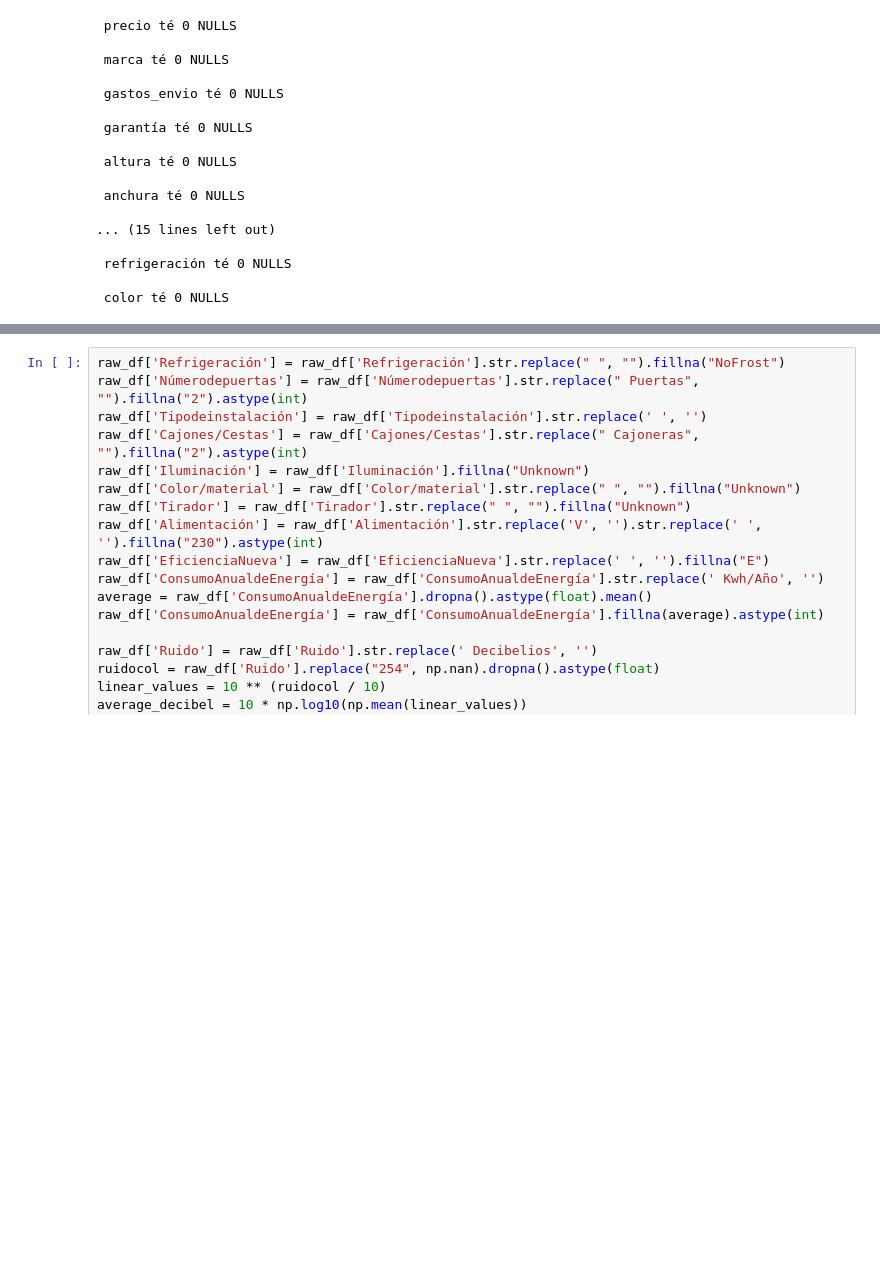
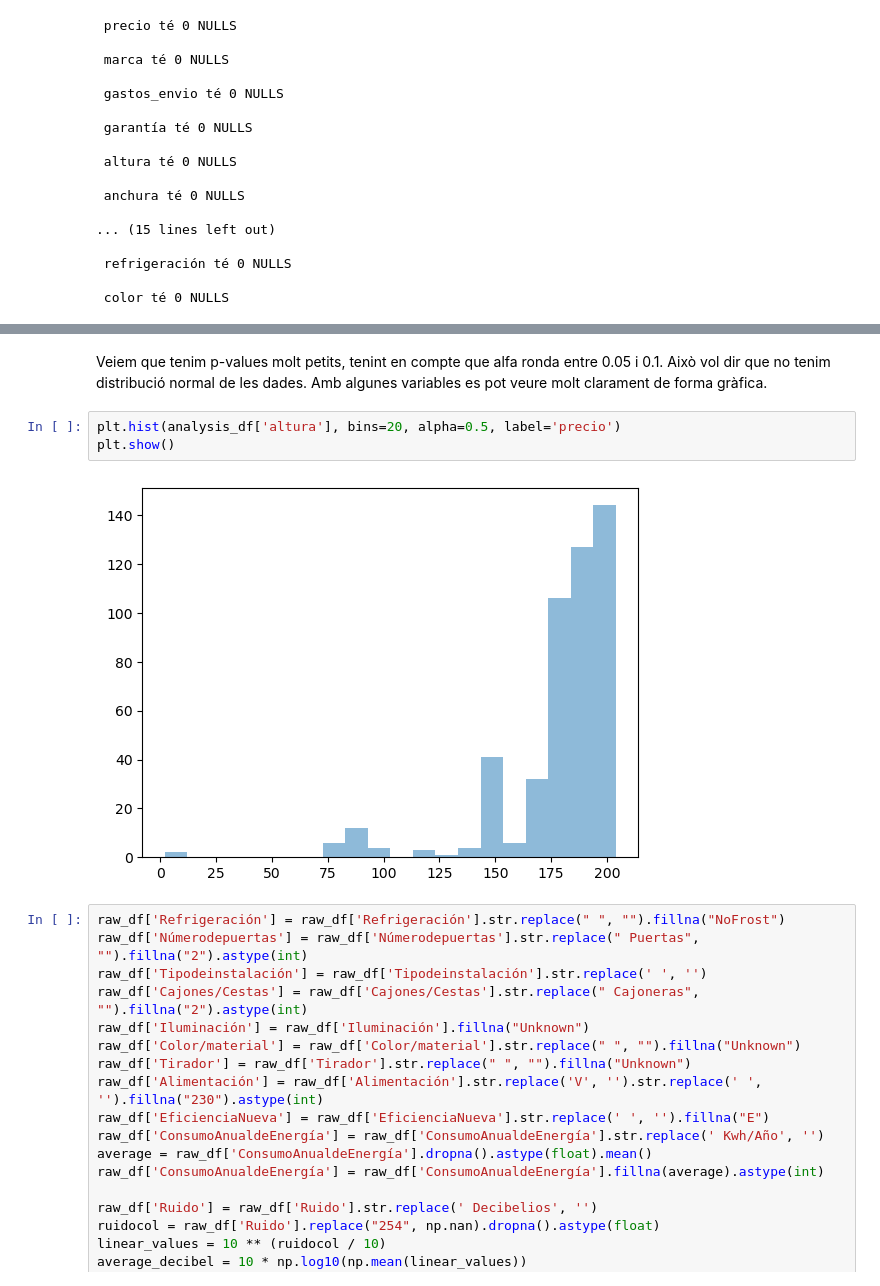
Before and after one commit to afinolUOC/Pra2-cleaning_and_analysis, a Jupyter notebook: neveras_cleaning.ipynb, the cells around one changed output, grey strips where cells are left out. Saved outputs shown, nothing was run; the diff lists cells and outputs as text; blank space fills up the shorter version.

```diff
--- a/neveras_cleaning.ipynb
+++ b/neveras_cleaning.ipynb
@@ -452,3 +499,10 @@ for line in selected_df.isnull().sum():
+# %% [markdown]
+Veiem que tenim p-values molt petits, tenint en compte que alfa ronda entre 0.05 i 0.1. Això vol dir que no tenim distribució normal de les dades. Amb algunes variables es pot veure molt clarament de forma gràfica.
+# %%
+plt.hist(analysis_df['altura'], bins=20, alpha=0.5, label='precio')
+plt.show()
+# %% [output]
+[figure, added]
 # %%
 raw_df['Refrigeración'] = raw_df['Refrigeración'].str.replace(" ", "").fillna("NoFrost")
 raw_df['Númerodepuertas'] = raw_df['Númerodepuertas'].str.replace(" Puertas", "").fillna("2").astype(int)
```
Also changed, not shown: parts of 11 cells of this notebook.
